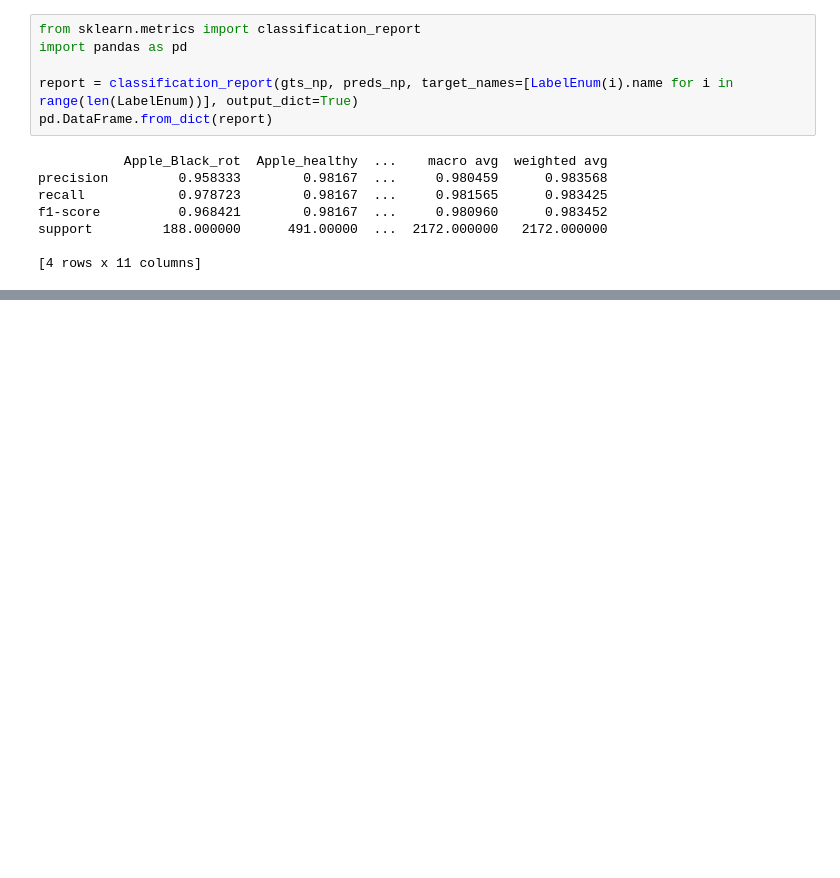
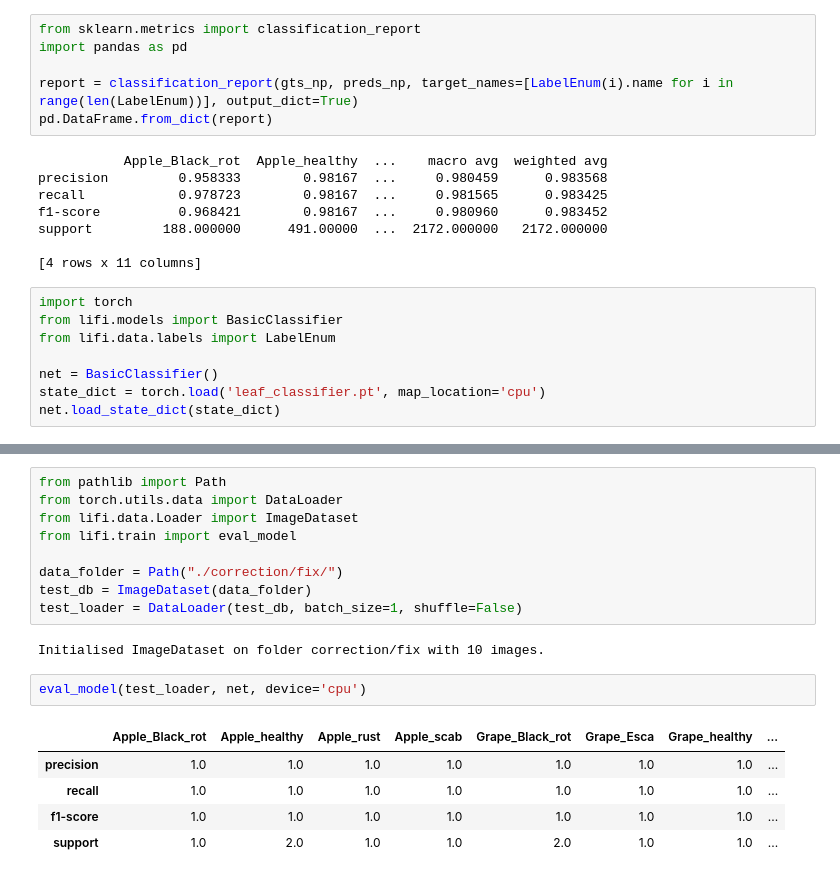
Before and after one commit to JBarmentlo/42-Leafliction, a Jupyter notebook: test.ipynb, the cells around one changed output, grey strips where cells are left out. Saved outputs shown, nothing was run; the diff lists cells and outputs as text; blank space fills up the shorter version.

```diff
--- a/test.ipynb
+++ b/test.ipynb
@@ -116,3 +116,11 @@ f1-score          0.968421        0.98167  ...     0.980960      0.983452
 support         188.000000      491.00000  ...  2172.000000   2172.000000
 
 [4 rows x 11 columns]
+# %%
+import torch
+from lifi.models import BasicClassifier
+from lifi.data.labels import LabelEnum
+
+net = BasicClassifier()
+state_dict = torch.load('leaf_classifier.pt', map_location='cpu')
+net.load_state_dict(state_dict)
@@ -118,0 +149,19 @@ support         188.000000      491.00000  ...  2172.000000   2172.000000
+# %%
+from pathlib import Path
+from torch.utils.data import DataLoader
+from lifi.data.Loader import ImageDataset
+from lifi.train import eval_model
+
+data_folder = Path("./correction/fix/")
+test_db = ImageDataset(data_folder)
+test_loader = DataLoader(test_db, batch_size=1, shuffle=False)
+# %% [output]
+Initialised ImageDataset on folder correction/fix with 10 images.
+# %%
+eval_model(test_loader, net, device='cpu')
+# %% [output]
+|  | Apple_Black_rot | Apple_healthy | Apple_rust | Apple_scab | Grape_Black_rot | Grape_Esca | Grape_healthy | ... |
+| precision | 1.0 | 1.0 | 1.0 | 1.0 | 1.0 | 1.0 | 1.0 | ... |
+| recall | 1.0 | 1.0 | 1.0 | 1.0 | 1.0 | 1.0 | 1.0 | ... |
+| f1-score | 1.0 | 1.0 | 1.0 | 1.0 | 1.0 | 1.0 | 1.0 | ... |
+| support | 1.0 | 2.0 | 1.0 | 1.0 | 2.0 | 1.0 | 1.0 | ... |
```
Also changed, not shown: parts of 6 cells of this notebook, 7 other files.
